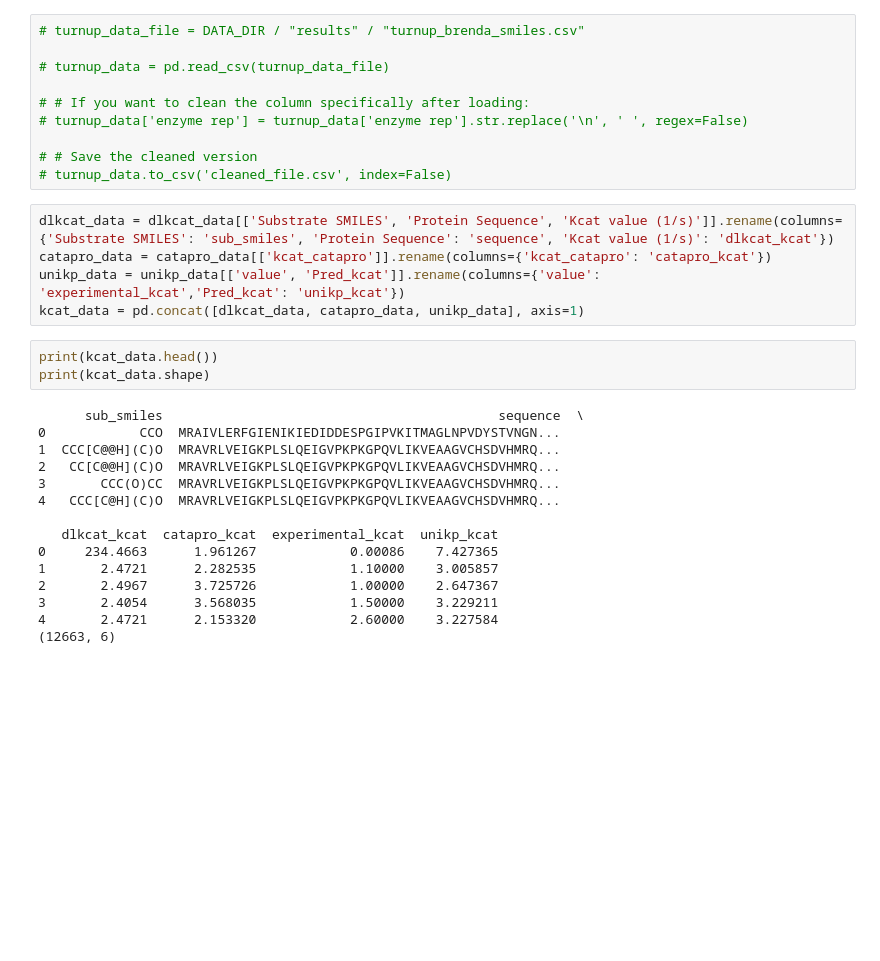
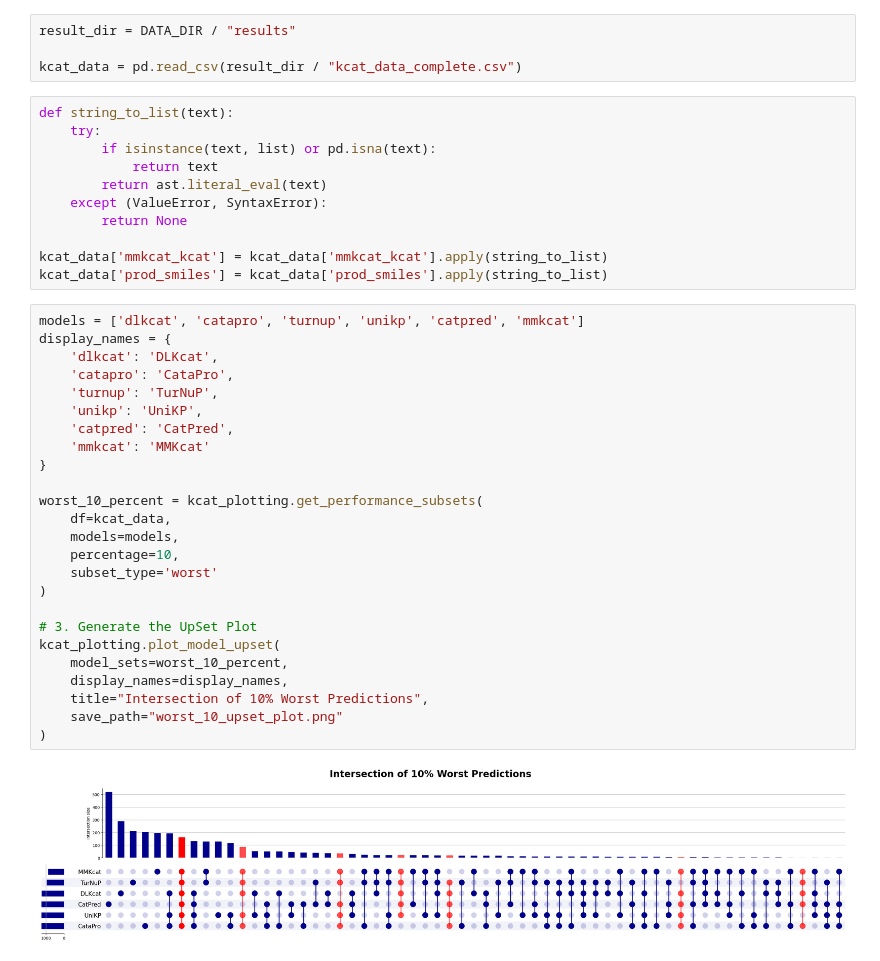
Before and after one commit to jlott/kcat-prediction-benchmarking, a Jupyter notebook: notebooks/plotting.ipynb, the cells around one changed output. Cells and saved outputs as stored; diff of their text form; blank space fills up the shorter version.

Commit message:
feat(plots): Added confidence ellipse andUpSet plots

```diff
--- a/notebooks/plotting.ipynb
+++ b/notebooks/plotting.ipynb
@@ -78,33 +7,42 @@ print(unikp_data.shape)
-# %%
-# turnup_data_file = DATA_DIR / "results" / "turnup_brenda_smiles.csv"
-
-# turnup_data = pd.read_csv(turnup_data_file)
-
-# # If you want to clean the column specifically after loading:
-# turnup_data['enzyme rep'] = turnup_data['enzyme rep'].str.replace('\n', ' ', regex=False)
-
-# # Save the cleaned version
-# turnup_data.to_csv('cleaned_file.csv', index=False)
-# %%
-dlkcat_data = dlkcat_data[['Substrate SMILES', 'Protein Sequence', 'Kcat value (1/s)']].rename(columns={'Substrate SMILES': 'sub_smiles', 'Protein Sequence': 'sequence', 'Kcat value (1/s)': 'dlkcat_kcat'})
-catapro_data = catapro_data[['kcat_catapro']].rename(columns={'kcat_catapro': 'catapro_kcat'})
-unikp_data = unikp_data[['value', 'Pred_kcat']].rename(columns={'value': 'experimental_kcat','Pred_kcat': 'unikp_kcat'})
-kcat_data = pd.concat([dlkcat_data, catapro_data, unikp_data], axis=1)
-# %%
-print(kcat_data.head())
-print(kcat_data.shape)
-# %% [output]
-      sub_smiles                                           sequence  \
-0            CCO  MRAIVLERFGIENIKIEDIDDESPGIPVKITMAGLNPVDYSTVNGN...
-1  CCC[C@@H](C)O  MRAVRLVEIGKPLSLQEIGVPKPKGPQVLIKVEAAGVCHSDVHMRQ...
-2   CC[C@@H](C)O  MRAVRLVEIGKPLSLQEIGVPKPKGPQVLIKVEAAGVCHSDVHMRQ...
-3       CCC(O)CC  MRAVRLVEIGKPLSLQEIGVPKPKGPQVLIKVEAAGVCHSDVHMRQ...
-4   CCC[C@H](C)O  MRAVRLVEIGKPLSLQEIGVPKPKGPQVLIKVEAAGVCHSDVHMRQ...
-
-   dlkcat_kcat  catapro_kcat  experimental_kcat  unikp_kcat
-0     234.4663      1.961267            0.00086    7.427365
-1       2.4721      2.282535            1.10000    3.005857
-2       2.4967      3.725726            1.00000    2.647367
-3       2.4054      3.568035            1.50000    3.229211
-4       2.4721      2.153320            2.60000    3.227584
-(12663, 6)
+# %%
+result_dir = DATA_DIR / "results"
+
+kcat_data = pd.read_csv(result_dir / "kcat_data_complete.csv")
+# %%
+def string_to_list(text):
+    try:
+        if isinstance(text, list) or pd.isna(text):
+            return text
+        return ast.literal_eval(text)
+    except (ValueError, SyntaxError):
+        return None
+
+kcat_data['mmkcat_kcat'] = kcat_data['mmkcat_kcat'].apply(string_to_list)
+kcat_data['prod_smiles'] = kcat_data['prod_smiles'].apply(string_to_list)
+# %%
+models = ['dlkcat', 'catapro', 'turnup', 'unikp', 'catpred', 'mmkcat']
+display_names = {
+    'dlkcat': 'DLKcat',
+    'catapro': 'CataPro',
+    'turnup': 'TurNuP',
+    'unikp': 'UniKP',
+    'catpred': 'CatPred',
+    'mmkcat': 'MMKcat'
+}
+
+worst_10_percent = kcat_plotting.get_performance_subsets(
+    df=kcat_data,
+    models=models,
+    percentage=10,
+    subset_type='worst'
+)
+
+# 3. Generate the UpSet Plot
+kcat_plotting.plot_model_upset(
+    model_sets=worst_10_percent,
+    display_names=display_names,
+    title="Intersection of 10% Worst Predictions",
+    save_path="worst_10_upset_plot.png"
+)
+# %% [output]
+[figure, added]
```
Also changed, not shown: parts of 13 cells of this notebook, 1 other file.
